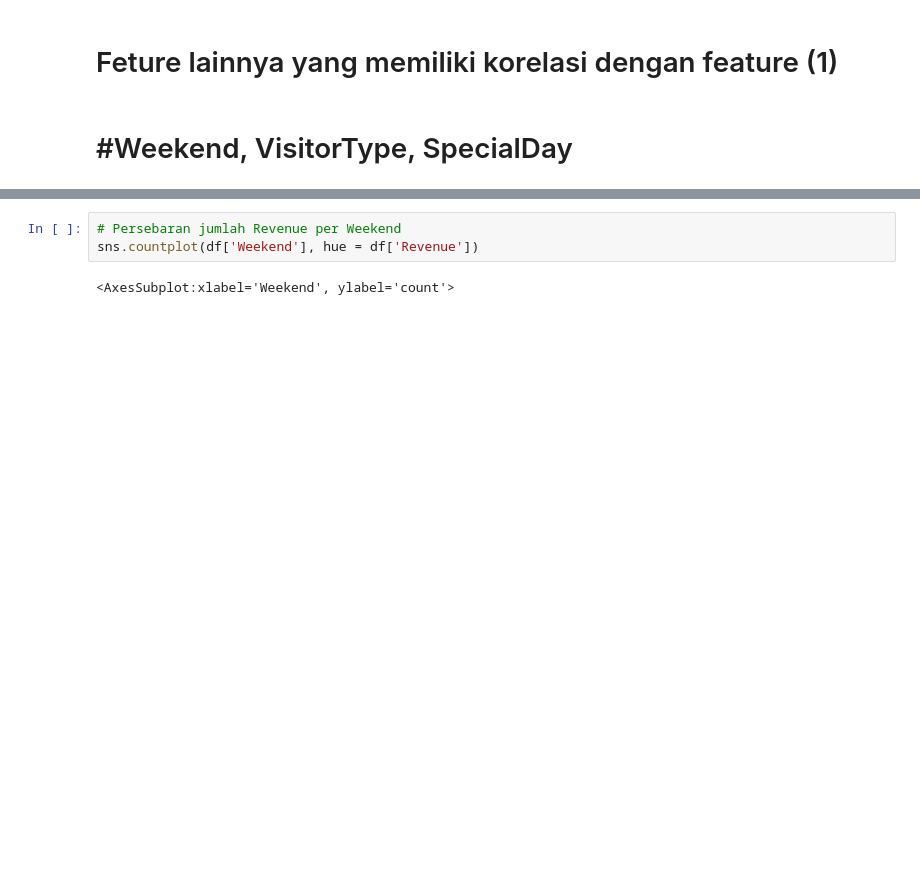
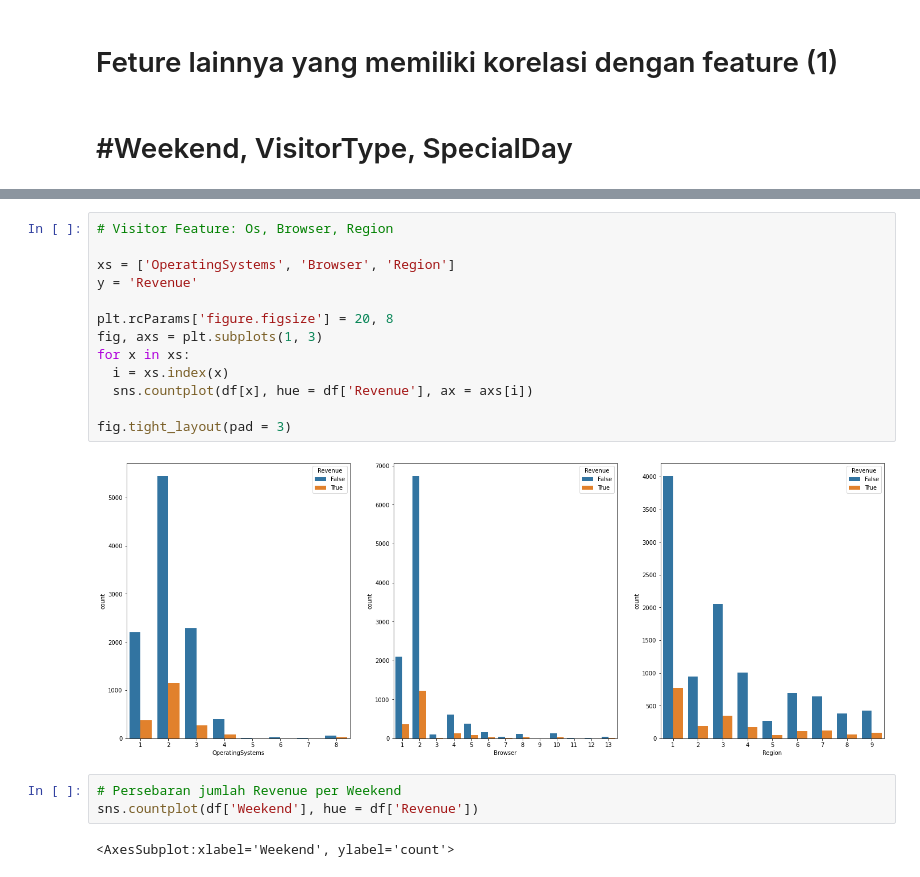
Before and after one commit to angnvi/Ijo-Lumut, a Jupyter notebook: EDA - Multivariate Analysis.ipynb, the cells around one changed output, grey strips where cells are left out. Cells and saved outputs as stored; diff of their text form; blank space fills up the shorter version.

```diff
--- a/EDA - Multivariate Analysis.ipynb
+++ b/EDA - Multivariate Analysis.ipynb
@@ -168,3 +202,18 @@ User yang melakukan pembelian (Revenue = True) cenderung merupakan user dengan s
+# %%
+# Visitor Feature: Os, Browser, Region
+
+xs = ['OperatingSystems', 'Browser', 'Region']
+y = 'Revenue'
+
+plt.rcParams['figure.figsize'] = 20, 8
+fig, axs = plt.subplots(1, 3)
+for x in xs:
+  i = xs.index(x)
+  sns.countplot(df[x], hue = df['Revenue'], ax = axs[i])
+
+fig.tight_layout(pad = 3)
+# %% [output]
+[figure, added]
 # %%
 # Persebaran jumlah Revenue per Weekend
 sns.countplot(df['Weekend'], hue = df['Revenue'])
```
Also changed, not shown: parts of 3 cells of this notebook, 1 other file.
